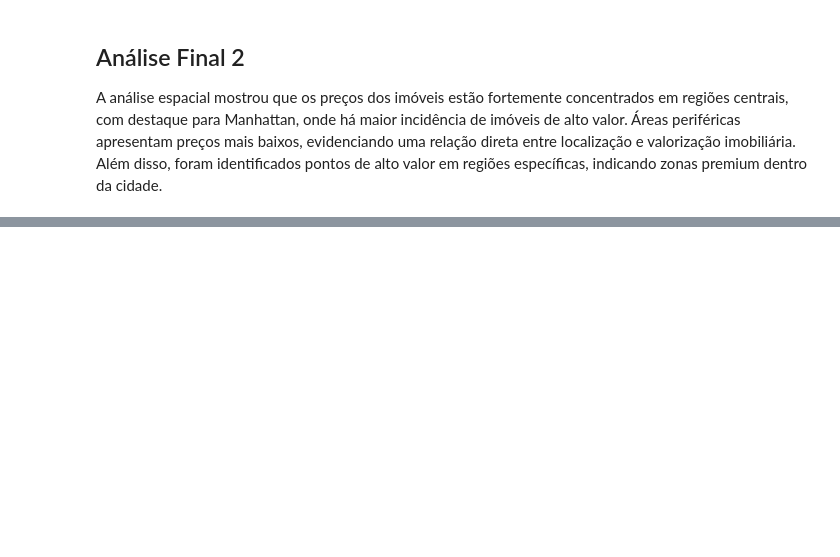
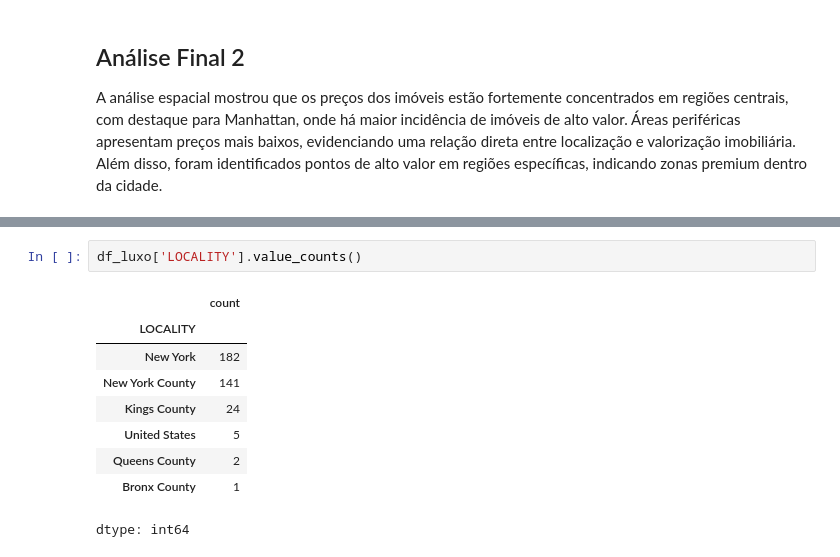
Before and after one commit to DaviSanttos/trabalho-analise-de-dados, a Jupyter notebook: mercadoimoniliario_ny_v1.ipynb, the cells around one changed output, grey strips where cells are left out. Cells and saved outputs as stored; diff of their text form; blank space fills up the shorter version.

```diff
--- a/mercadoimoniliario_ny_v1.ipynb
+++ b/mercadoimoniliario_ny_v1.ipynb
@@ -382,0 +431,12 @@ A análise espacial mostrou que os preços dos imóveis estão fortemente concen
+# %%
+df_luxo['LOCALITY'].value_counts()
+# %% [output]
+|  | count |
+| LOCALITY |  |
+| New York | 182 |
+| New York County | 141 |
+| Kings County | 24 |
+| United States | 5 |
+| Queens County | 2 |
+| Bronx County | 1 |
+dtype: int64
```
Also changed, not shown: parts of 10 cells of this notebook.
